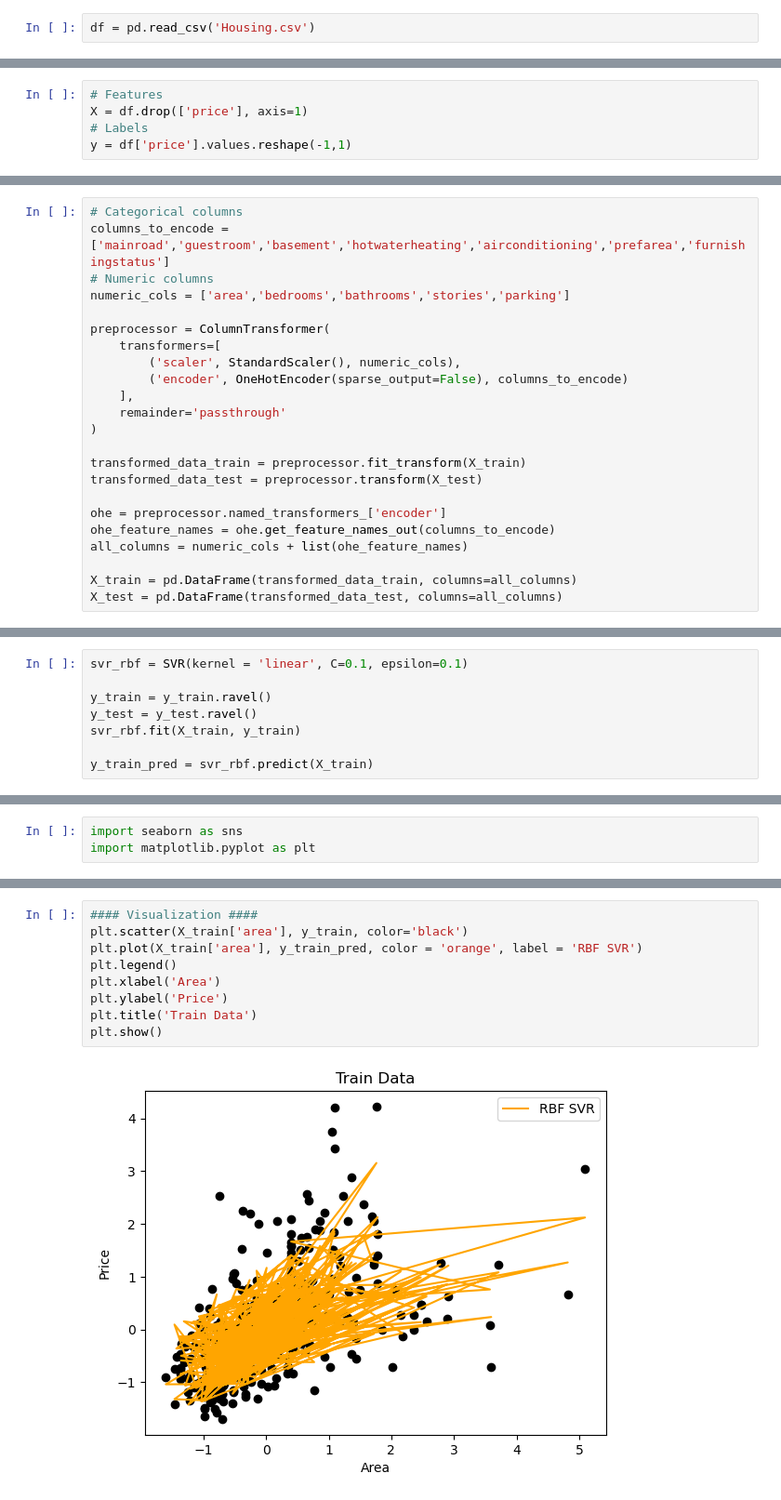
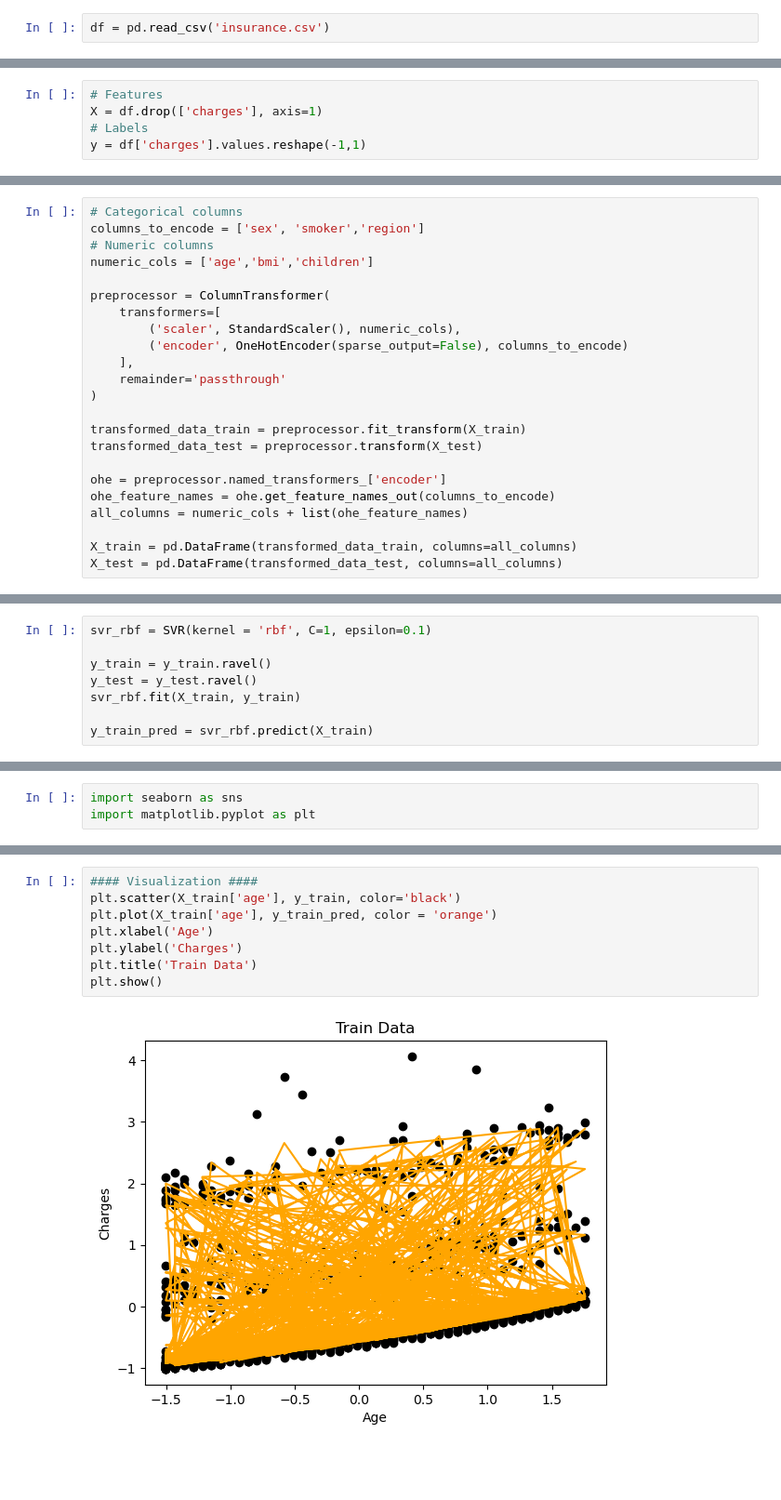
Before and after one commit to ChaitanyaS2104/ML_Models, a Jupyter notebook: Support_Vector_Regression.ipynb, the cells around one changed output, grey strips where cells are left out. Shown: that part at 93% size. Saved outputs shown, nothing was run; the diff lists cells and outputs as text; blank space fills up the shorter version.

```diff
--- a/Support_Vector_Regression.ipynb
+++ b/Support_Vector_Regression.ipynb
@@ -5,7 +5,7 @@ import pandas as pd
 import numpy as np
 import matplotlib.pyplot as plt
 # %%
-df = pd.read_csv('Housing.csv')
+df = pd.read_csv('insurance.csv')
 # %%
 df.head()
 # %% [output]
@@ -35,9 +29,9 @@ furnishingstatus    0
 dtype: int64
 # %%
 # Features
-X = df.drop(['price'], axis=1)
+X = df.drop(['charges'], axis=1)
 # Labels
-y = df['price'].values.reshape(-1,1)
+y = df['charges'].values.reshape(-1,1)
 # %% [markdown]
 ## Data preprocessing
 # %%
@@ -50,9 +44,9 @@ from sklearn.preprocessing import OneHotEncoder, StandardScaler
 from sklearn.compose import ColumnTransformer
 # %%
 # Categorical columns
-columns_to_encode = ['mainroad','guestroom','basement','hotwaterheating','airconditioning','prefarea','furnishingstatus']
+columns_to_encode = ['sex', 'smoker','region']
 # Numeric columns
-numeric_cols = ['area','bedrooms','bathrooms','stories','parking']
+numeric_cols = ['age','bmi','children']
 
 preprocessor = ColumnTransformer(
     transformers=[
@@ -85,7 +79,7 @@ y_test = y_scaler.transform(y_test)
 # %%
 from sklearn.svm import SVR
 # %%
-svr_rbf = SVR(kernel = 'linear', C=0.1, epsilon=0.1)
+svr_rbf = SVR(kernel = 'rbf', C=1, epsilon=0.1)
 
 y_train = y_train.ravel()
 y_test = y_test.ravel()
@@ -156,12 +149,11 @@ plt.show()
 # %%
 #### Visualization ####
-plt.scatter(X_train['area'], y_train, color='black')
-plt.plot(X_train['area'], y_train_pred, color = 'orange', label = 'RBF SVR')
-plt.legend()
-plt.xlabel('Area')
-plt.ylabel('Price')
+plt.scatter(X_train['age'], y_train, color='black')
+plt.plot(X_train['age'], y_train_pred, color = 'orange')
+plt.xlabel('Age')
+plt.ylabel('Charges')
 plt.title('Train Data')
 plt.show()
 # %% [output]
-[figure, old version]
+[figure, new version]
 # %%
```
Also changed, not shown: parts of 10 cells of this notebook.
